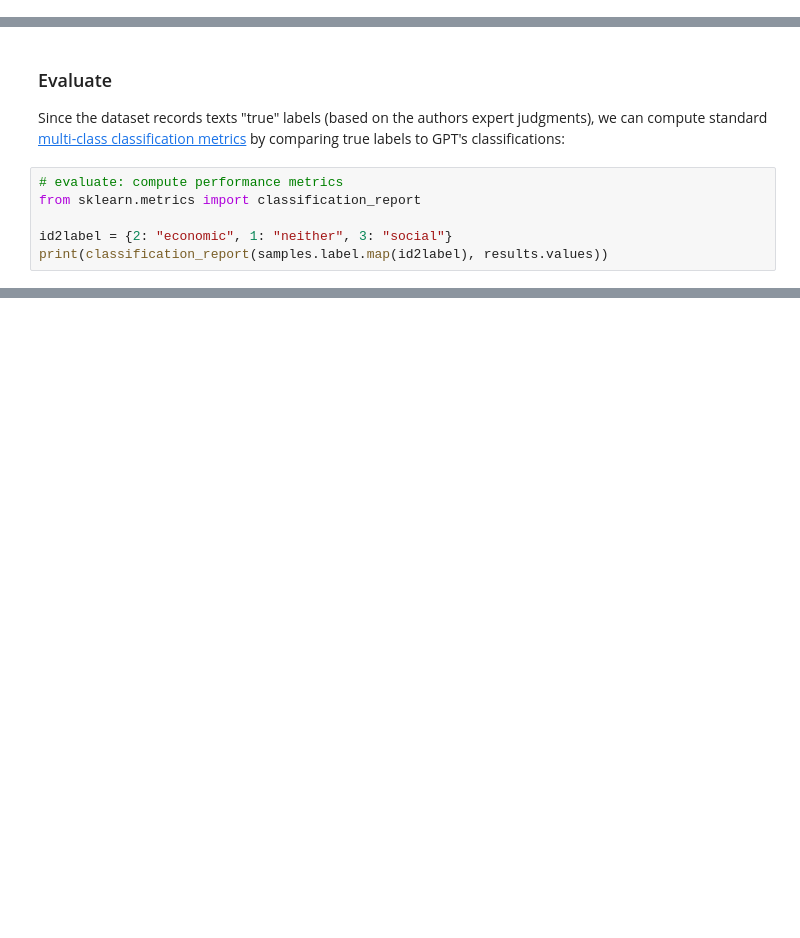
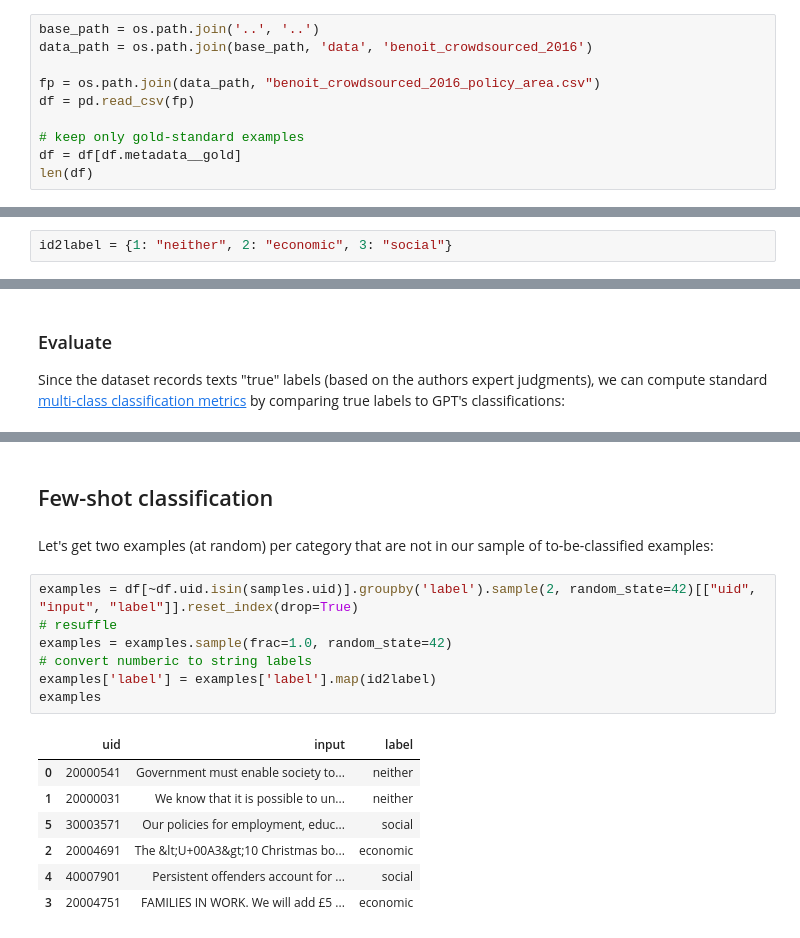
Before and after one commit to haukelicht/llm_text_coding, a Jupyter notebook: code/examples/benoit_2016_policy_area_classification.ipynb, the cells around one changed output, grey strips where cells are left out. Saved outputs shown, nothing was run; the diff lists cells and outputs as text; blank space fills up the shorter version.

```diff
--- a/code/examples/benoit_2016_policy_area_classification.ipynb
+++ b/code/examples/benoit_2016_policy_area_classification.ipynb
@@ -75,0 +86,10 @@ token_counter = TokenCounter(model=MODEL)
+# %%
+base_path = os.path.join('..', '..')
+data_path = os.path.join(base_path, 'data', 'benoit_crowdsourced_2016')
+
+fp = os.path.join(data_path, "benoit_crowdsourced_2016_policy_area.csv")
+df = pd.read_csv(fp)
+
+# keep only gold-standard examples
+df = df[df.metadata__gold]
+len(df)
@@ -75,0 +111,2 @@ token_counter = TokenCounter(model=MODEL)
+# %%
+id2label = {1: "neither", 2: "economic", 3: "social"}
@@ -229,9 +284,3 @@ results = samples.input.apply(classify_text)
 ### Evaluate
 
 Since the dataset records texts "true" labels (based on the authors expert judgments), we can compute standard [multi-class classification metrics](https://www.kaggle.com/code/nkitgupta/evaluation-metrics-for-multi-class-classification) by comparing true labels to GPT's classifications:
-# %%
-# evaluate: compute performance metrics
-from sklearn.metrics import classification_report
-
-id2label = {2: "economic", 1: "neither", 3: "social"}
-print(classification_report(samples.label.map(id2label), results.values))
@@ -247,0 +299,19 @@ weighted avg       0.93      0.93      0.93        75
+# %% [markdown]
+## Few-shot classification
+# %% [markdown]
+Let's get two examples (at random) per category that are not in our sample of to-be-classified examples:
+# %%
+examples = df[~df.uid.isin(samples.uid)].groupby('label').sample(2, random_state=42)[["uid", "input", "label"]].reset_index(drop=True)
+# resuffle
+examples = examples.sample(frac=1.0, random_state=42)
+# convert numberic to string labels
+examples['label'] = examples['label'].map(id2label)
+examples
+# %% [output]
+|  | uid | input | label |
+| 0 | 20000541 | Government must enable society to... | neither |
+| 1 | 20000031 | We know that it is possible to un... | neither |
+| 5 | 30003571 | Our policies for employment, educ... | social |
+| 2 | 20004691 | The &lt;U+00A3&gt;10 Christmas bo... | economic |
+| 4 | 40007901 | Persistent offenders account for ... | social |
+| 3 | 20004751 | FAMILIES IN WORK. We will add £5 ... | economic |
```
Also changed, not shown: parts of 40 cells of this notebook, 13 other files.
